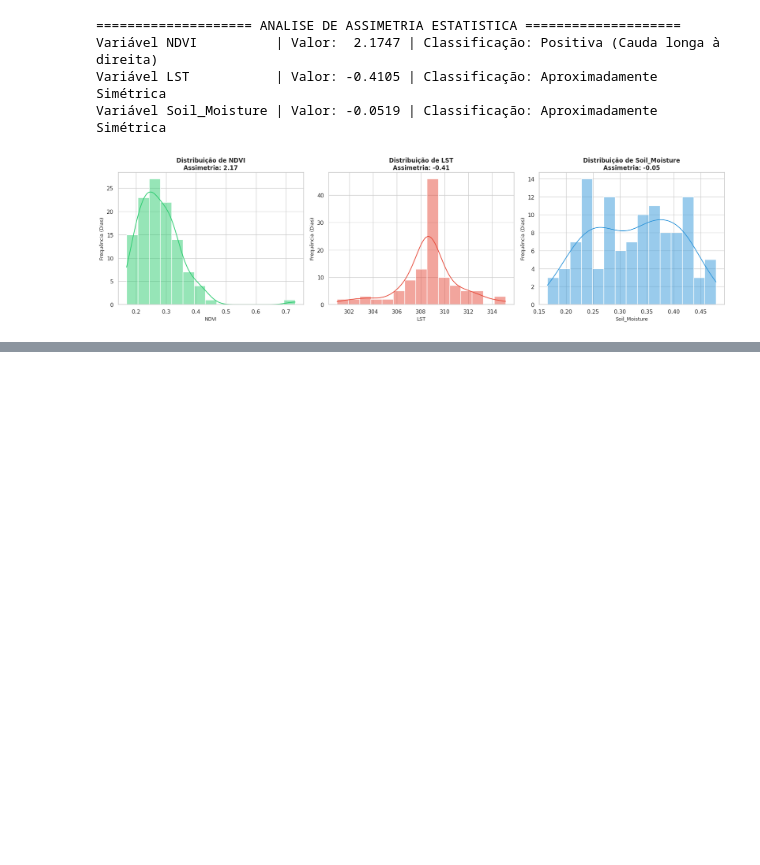
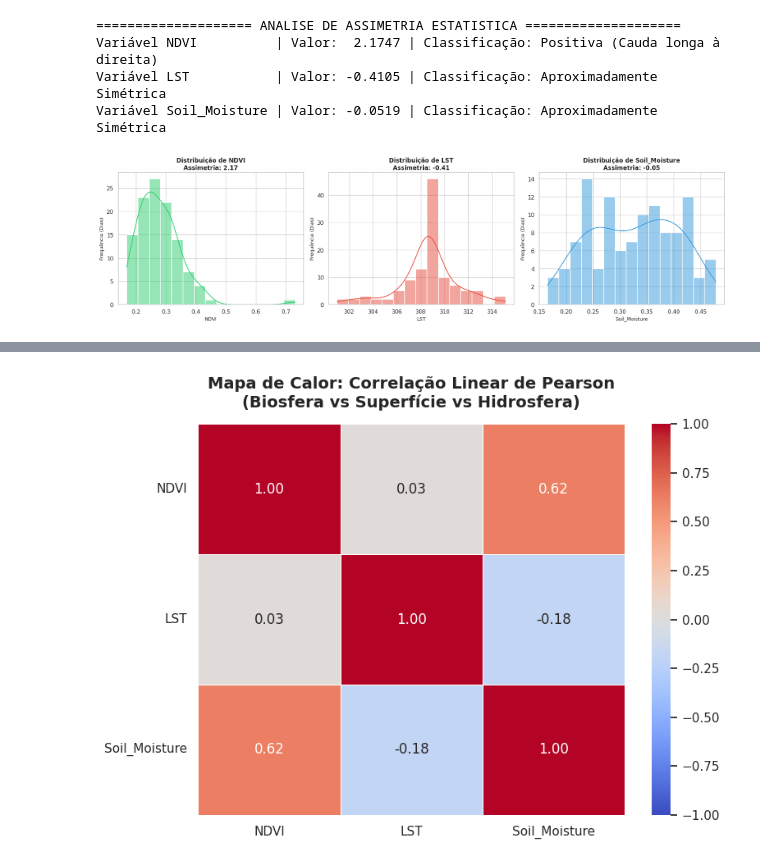
Before and after one commit to Gs-FIAP-OSX/DataScience, a Jupyter notebook: ORN_GS.ipynb, the cells around one changed output, grey strips where cells are left out. Cells and saved outputs as stored; diff of their text form; code cells hidden in the pictures; blank space fills up the shorter version.

```diff
--- a/ORN_GS.ipynb
+++ b/ORN_GS.ipynb
@@ -312,0 +369,23 @@ Nesta etapa, analisamos visual e estatisticamente o comportamento, a concentraç
+# %%
+matriz_corr = df_final[['NDVI', 'LST', 'Soil_Moisture']].corr()
+
+plt.figure(figsize=(8, 6))
+sns.set_theme(style="white")
+
+sns.heatmap(
+    matriz_corr,
+    annot=True,          # Mostra os valores de correlação dentro dos quadrados
+    cmap="coolwarm",     # Paleta de cores (azul para negativo, vermelho para positivo)
+    fmt=".2f",           # Arredonda para 2 casas decimais
+    linewidths=0.5,      # Adiciona uma linha sutil dividindo os blocos
+    vmin=-1, vmax=1      # Define os limites padrão da correlação de Pearson
+)
+
+plt.title("Mapa de Calor: Correlação Linear de Pearson\n(Biosfera vs Superfície vs Hidrosfera)", fontsize=14, fontweight='bold', pad=15)
+plt.xticks(fontsize=11)
+plt.yticks(fontsize=11, rotation=0)
+
+plt.tight_layout()
+plt.show()
+# %% [output]
+[figure, added]
```
Also changed, not shown: parts of 18 cells of this notebook.
